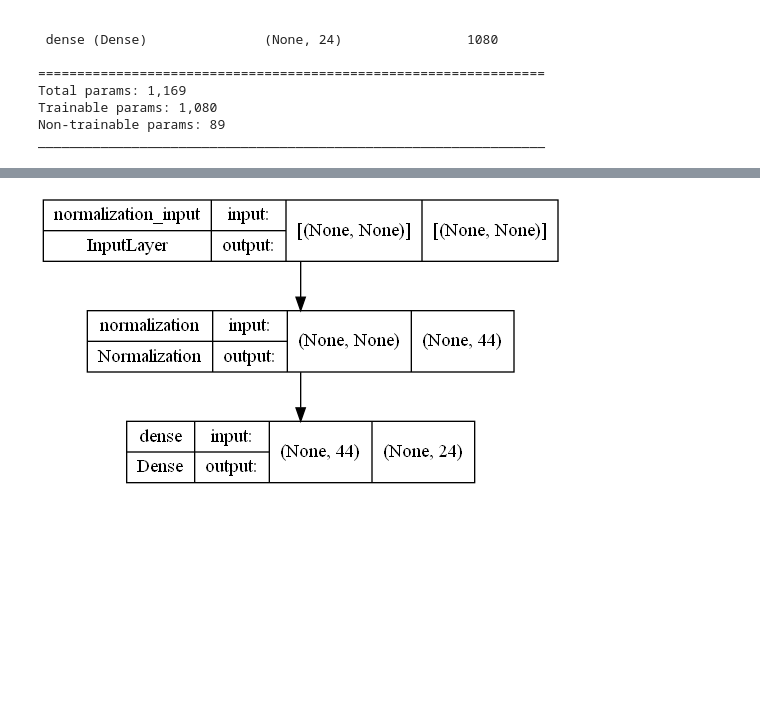
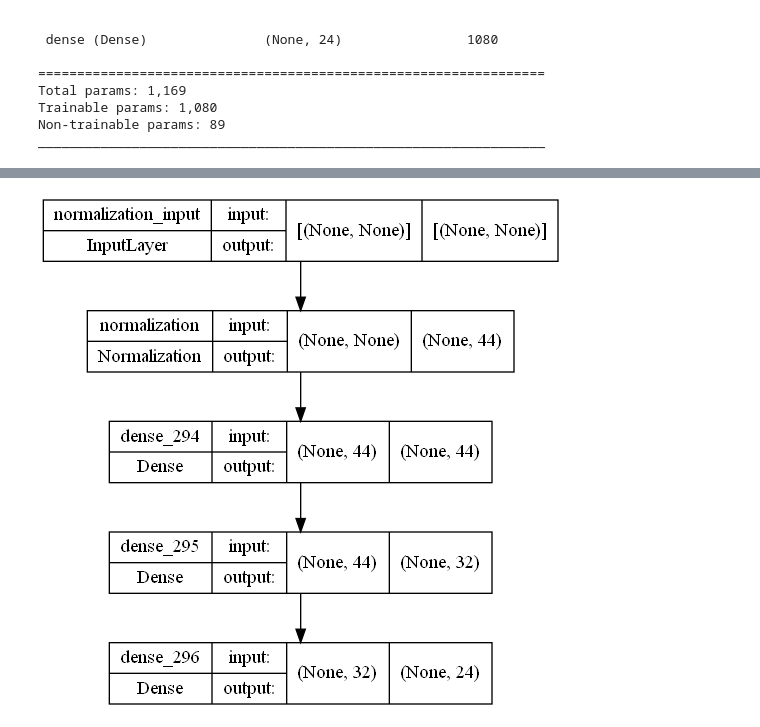
Before and after one commit to chabazite/DnD_Monsters, a Jupyter notebook: notebooks/5.0_ASI_Modeling.ipynb, the cells around one changed output, grey strips where cells are left out. Saved outputs shown, nothing was run; the diff lists cells and outputs as text; code cells hidden in the pictures; blank space fills up the shorter version.

```diff
--- a/notebooks/5.0_ASI_Modeling.ipynb
+++ b/notebooks/5.0_ASI_Modeling.ipynb
@@ -314,11 +314,11 @@ model.evaluate(x_test,y_test,verbose=0)
 def compile_model(n_inputs, n_outputs):
     model_tf = Sequential([
     normalizer])
-    model_tf.add(Dense(20, input_dim = n_inputs, kernel_initializer = 'he_uniform', activation = 'relu'))
-    model_tf.add(Dense(10, activation= "relu"))
-    model_tf.add(Dense(5, activation= "relu"))
+    model_tf.add(Dense(44, input_dim = n_inputs, kernel_initializer = 'he_uniform', activation = 'relu'))
+    model_tf.add(Dense(32, activation= "relu"))
     model_tf.add(Dense(n_outputs))
-    model_tf.compile(loss= "mean_squared_error" , optimizer="adam", metrics=['accuracy'])
+    opt = keras.optimizers.Adam(learning_rate=0.001)
+    model_tf.compile(loss= "mean_squared_error" , optimizer=opt, metrics=['accuracy'])
     return model_tf
 # %%
 def cross_validate(X, y, K = 5, **kwargs):
@@ -378,0 +441,5 @@ None
+# %%
+## Fit Final Model & Nested CV
+
+model = compile_model(44,24)
+history = model.fit(X, Y, epochs =100, batch_size =16)
@@ -379,4 +464,4 @@ None
 # %%
-keras.utils.plot_model(model, "my_first_model.png",show_shapes=True)
+keras.utils.plot_model(model,"monster_model.png",show_shapes=True)
 # %% [output]
-[figure, old version]
+[figure, new version]
```
Also changed, not shown: parts of 14 cells of this notebook, 3 other files.
